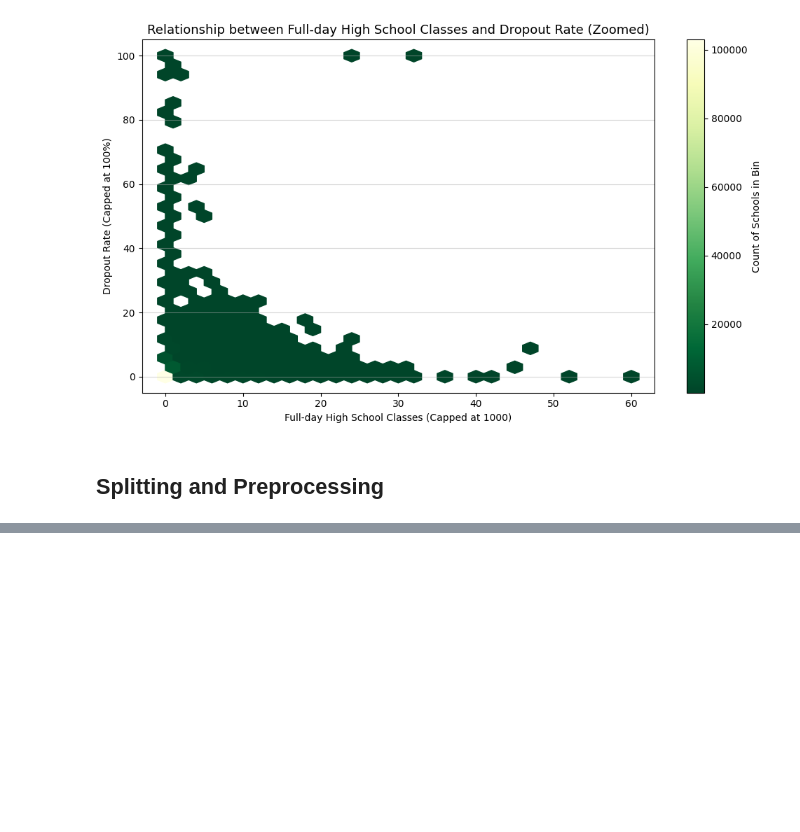
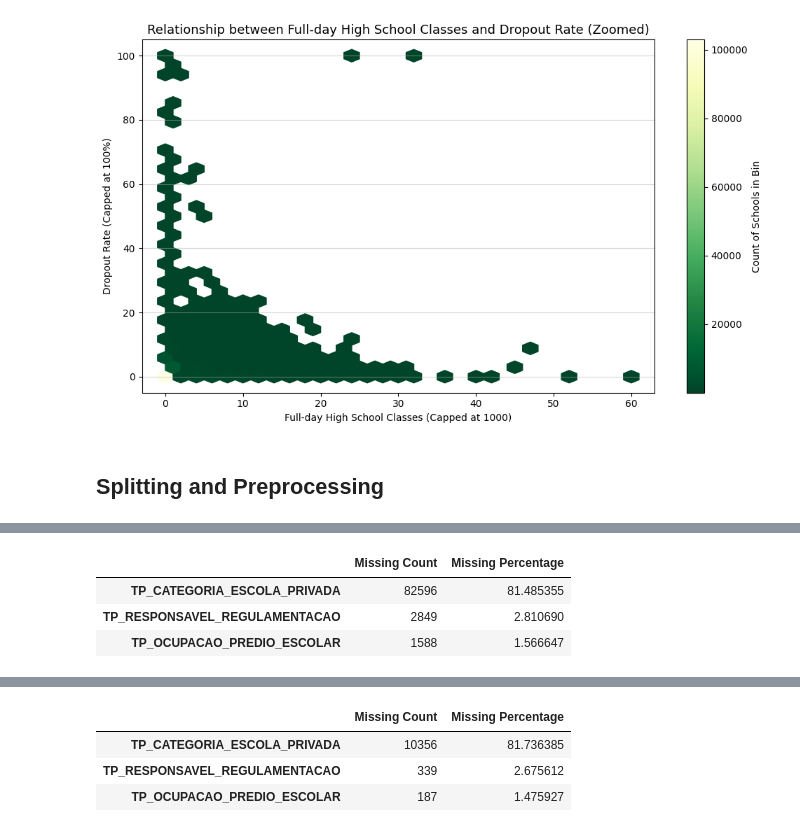
Before and after one commit to Crismerlyn/br-edu-dropout-ml, a Jupyter notebook: br_dropout_eda_to_model.ipynb, the cells around one changed output, grey strips where cells are left out. Saved outputs shown, nothing was run; the diff lists cells and outputs as text; code cells hidden in the pictures; blank space fills up the shorter version.

Commit message:
Stratified K-Fold to Stratified split

```diff
--- a/br_dropout_eda_to_model.ipynb
+++ b/br_dropout_eda_to_model.ipynb
@@ -1224,49 +1269,51 @@ prep = Pipeline(steps=[('preprocessor', preprocessor)])
 
 random_state = 42
 
-X_other, X_test, y_other, y_test = train_test_split(X,y,test_size = 0.2,stratify=y,random_state=random_state)
+# Splitting the data into train, validation, and test sets
+X_train, X_other, y_train, y_other = train_test_split(X, y, train_size=0.8, stratify=y, random_state=random_state)
+X_val, X_test, y_val, y_test = train_test_split(X_other, y_other, train_size=0.5, stratify=y_other, random_state=random_state)
 
-kf = StratifiedKFold(n_splits=5,shuffle=True,random_state=random_state)
-for fold, (train_index, val_index) in enumerate(kf.split(X_other,y_other)):
-    print(f'Fold {fold+1}:')
-    X_train = X_other.iloc[train_index]
-    y_train = y_other.iloc[train_index]
-    X_val = X_other.iloc[val_index]
-    y_val = y_other.iloc[val_index]
 
-    X_train_prep = prep.fit_transform(X_train)
-    X_val_prep = prep.transform(X_val)
-    X_test_prep = prep.transform(X_test)
+# Analyze missing values before preprocessing
+print("\n Missing Value Analysis (Before Preprocessing) \n")
 
-    feature_names_out = prep.named_steps['preprocessor'].get_feature_names_out()
+for name, dataset in {'Train': X_train, 'Validation': X_val, 'Test': X_test}.items():
+    missing_count = dataset.isnull().sum()
+    missing_percentage = (missing_count / len(dataset)) * 100
+    missing_info = pd.DataFrame({'Missing Count': missing_count, 'Missing Percentage': missing_percentage})
+    missing_info = missing_info[missing_info['Missing Count'] > 0].sort_values(by='Missing Count', ascending=False)
 
-    print(f'This fold presented: \n\
-     - {X_train.shape[1]} features before preprocessing \n\
-     - {X_train_prep.shape[1]} features after preprocessing \n\
-     - {X_train.shape[0]} data points before preprocessing \n\
-     - {X_train_prep.shape[0]} data points after preprocessing')
+    print(f"--- {name} Set ---")
+    print(f"Total number of cells: {dataset.size:,}")
+    print(f"Total number of missing values: {dataset.isnull().sum().sum():,}")
+    print(f"Fraction of cells with missing values: {(dataset.isnull().sum().sum() / dataset.size):.4f}\n")
 
-    print("\n Missing Value Analysis (X_train_prep) \n")
+    if not missing_info.empty:
+        print(f"Features with missing values in {name} set:")
+        display(missing_info)
 
-    # Fraction of data points with any missing values
-    rows_with_missing = np.sum(np.isnan(X_train_prep).any(axis=1))
-    fraction_rows_missing = rows_with_missing / X_train_prep.shape[0]
-    print(f"Fraction of data points with any missing values: {fraction_rows_missing:.4f}")
+    print("-" * 20)
 
-    # Which features have missing values and their percentage
-    missing_values_pct = np.mean(np.isnan(X_train_prep), axis=0) * 100
-    features_with_missing_mask = missing_values_pct > 0
 
-    print("\nPercentage of missing values per feature (for features with NaNs):")
-    missing_feature_names = feature_names_out[features_with_missing_mask]
-    missing_percentages = missing_values_pct[features_with_missing_mask]
+# Preprocessing the data
+X_train_prep = prep.fit_transform(X_train)
+X_val_prep = prep.transform(X_val)
+X_test_prep = prep.transform(X_test)
 
-    for name, pct in zip(missing_feature_names, missing_percentages):
-        print(f"Feature '{name}': {pct:.2f}% missing")
+print(f'Features before preprocessing: {X_train.shape[1]}')
+print(f'Features after preprocessing: {X_train_prep.shape[1]}')
+print(f'Train set size: {X_train_prep.shape[0]}')
+print(f'Validation set size: {X_val_prep.shape[0]}')
+print(f'Test set size: {X_test_prep.shape[0]}')
 
-    # Fraction of features that have missing values
-    fraction_features_missing = np.sum(features_with_missing_mask) / X_train_prep.shape[1]
-    print(f"\nFraction of features with missing values: {fraction_features_missing:.4f}")
+print("\n Missing Value Analysis (After Preprocessing) \n")
 
-    print("-" * 15)
+train_missing_fraction = np.mean(np.isnan(X_train_prep))
+print(f'Fraction of missing values in train set: {train_missing_fraction:.4f}')
+
+val_missing_fraction = np.mean(np.isnan(X_val_prep))
+print(f'Fraction of missing values in validation set: {val_missing_fraction:.4f}')
+
+test_missing_fraction = np.mean(np.isnan(X_test_prep))
+print(f'Fraction of missing values in test set: {test_missing_fraction:.4f}')
 # %% [output]
@@ -1289,0 +1328,4 @@ Fraction of features with missing values: 0.0000
+|  | Missing Count | Missing Percentage |
+| TP_CATEGORIA_ESCOLA_PRIVADA | 82596 | 81.485355 |
+| TP_RESPONSAVEL_REGULAMENTACAO | 2849 | 2.810690 |
+| TP_OCUPACAO_PREDIO_ESCOLAR | 1588 | 1.566647 |
@@ -1289,0 +1339,4 @@ Fraction of features with missing values: 0.0000
+|  | Missing Count | Missing Percentage |
+| TP_CATEGORIA_ESCOLA_PRIVADA | 10356 | 81.736385 |
+| TP_RESPONSAVEL_REGULAMENTACAO | 339 | 2.675612 |
+| TP_OCUPACAO_PREDIO_ESCOLAR | 187 | 1.475927 |
```
Also changed, not shown: parts of 6 cells of this notebook.
